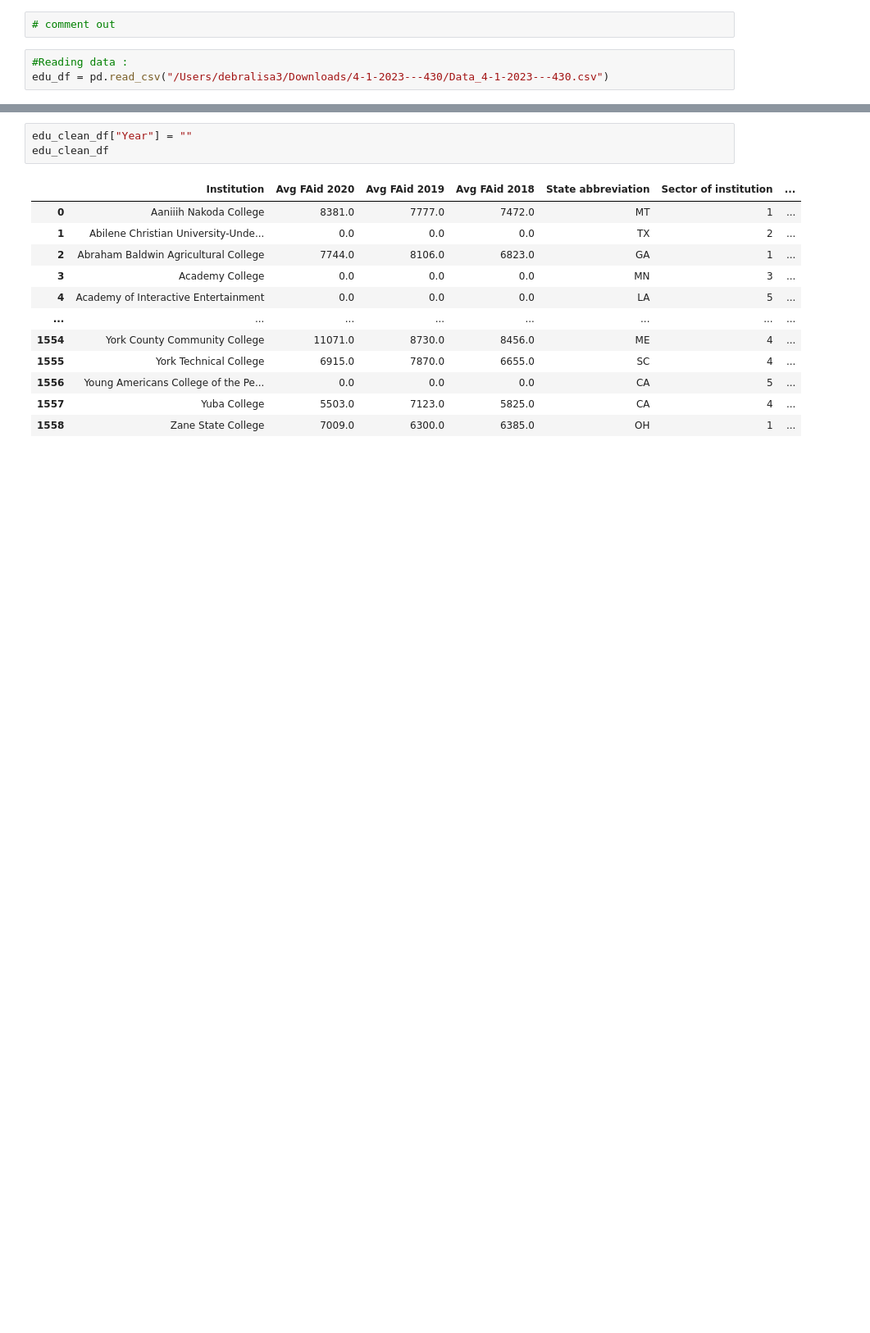
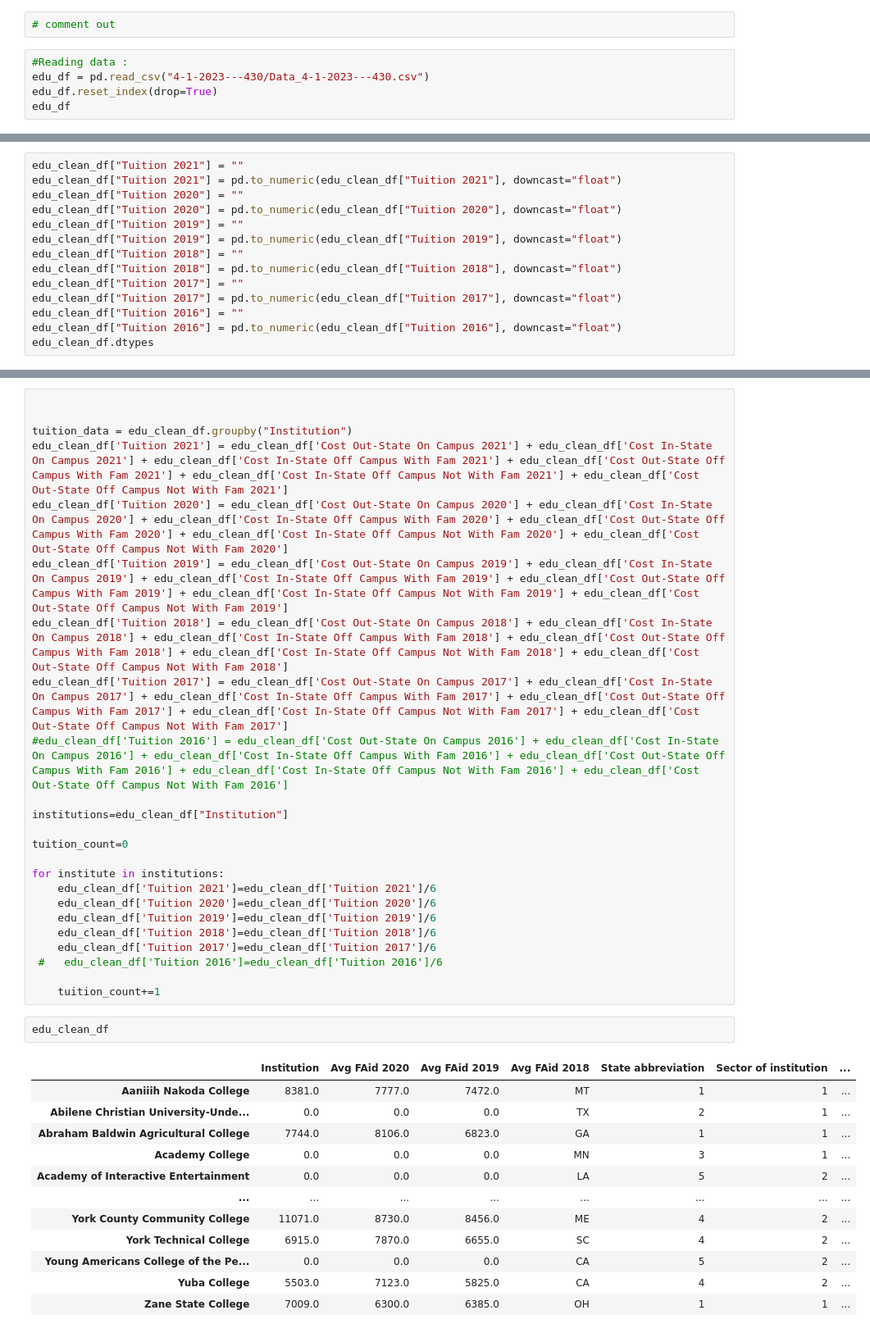
Before and after one commit to anthonybpino/Project-1-Undergrad-Student-Data, a Jupyter notebook: project1dlm.ipynb, the cells around one changed output, grey strips where cells are left out. Shown at 82% size. Saved outputs shown, nothing was run; the diff lists cells and outputs as text; blank space fills up the shorter version.

```diff
--- a/project1dlm.ipynb
+++ b/project1dlm.ipynb
@@ -42,4 +40,6 @@ ModuleNotFoundError: No module named 'seaborn'
 # comment out
 # %%
 #Reading data :
-edu_df = pd.read_csv("/Users/debralisa3/Downloads/4-1-2023---430/Data_4-1-2023---430.csv")
+edu_df = pd.read_csv("4-1-2023---430/Data_4-1-2023---430.csv")
+edu_df.reset_index(drop=True)
+edu_df
@@ -187,0 +211,14 @@ Name: State abbreviation, Length: 1559, dtype: object
+# %%
+edu_clean_df["Tuition 2021"] = ""
+edu_clean_df["Tuition 2021"] = pd.to_numeric(edu_clean_df["Tuition 2021"], downcast="float")
+edu_clean_df["Tuition 2020"] = ""
+edu_clean_df["Tuition 2020"] = pd.to_numeric(edu_clean_df["Tuition 2020"], downcast="float")
+edu_clean_df["Tuition 2019"] = ""
+edu_clean_df["Tuition 2019"] = pd.to_numeric(edu_clean_df["Tuition 2019"], downcast="float")
+edu_clean_df["Tuition 2018"] = ""
+edu_clean_df["Tuition 2018"] = pd.to_numeric(edu_clean_df["Tuition 2018"], downcast="float")
+edu_clean_df["Tuition 2017"] = ""
+edu_clean_df["Tuition 2017"] = pd.to_numeric(edu_clean_df["Tuition 2017"], downcast="float")
+edu_clean_df["Tuition 2016"] = ""
+edu_clean_df["Tuition 2016"] = pd.to_numeric(edu_clean_df["Tuition 2016"], downcast="float")
+edu_clean_df.dtypes
@@ -188,16 +238,39 @@ Name: State abbreviation, Length: 1559, dtype: object
+# %%
+
+
+tuition_data = edu_clean_df.groupby("Institution")
+edu_clean_df['Tuition 2021'] = edu_clean_df['Cost Out-State On Campus 2021'] + edu_clean_df['Cost In-State On Campus 2021'] + edu_clean_df['Cost In-State Off Campus With Fam 2021'] + edu_clean_df['Cost Out-State Off Campus With Fam 2021'] + edu_clean_df['Cost In-State Off Campus Not With Fam 2021'] + edu_clean_df['Cost Out-State Off Campus Not With Fam 2021']
+edu_clean_df['Tuition 2020'] = edu_clean_df['Cost Out-State On Campus 2020'] + edu_clean_df['Cost In-State On Campus 2020'] + edu_clean_df['Cost In-State Off Campus With Fam 2020'] + edu_clean_df['Cost Out-State Off Campus With Fam 2020'] + edu_clean_df['Cost In-State Off Campus Not With Fam 2020'] + edu_clean_df['Cost Out-State Off Campus Not With Fam 2020']
+edu_clean_df['Tuition 2019'] = edu_clean_df['Cost Out-State On Campus 2019'] + edu_clean_df['Cost In-State On Campus 2019'] + edu_clean_df['Cost In-State Off Campus With Fam 2019'] + edu_clean_df['Cost Out-State Off Campus With Fam 2019'] + edu_clean_df['Cost In-State Off Campus Not With Fam 2019'] + edu_clean_df['Cost Out-State Off Campus Not With Fam 2019']
+edu_clean_df['Tuition 2018'] = edu_clean_df['Cost Out-State On Campus 2018'] + edu_clean_df['Cost In-State On Campus 2018'] + edu_clean_df['Cost In-State Off Campus With Fam 2018'] + edu_clean_df['Cost Out-State Off Campus With Fam 2018'] + edu_clean_df['Cost In-State Off Campus Not With Fam 2018'] + edu_clean_df['Cost Out-State Off Campus Not With Fam 2018']
+edu_clean_df['Tuition 2017'] = edu_clean_df['Cost Out-State On Campus 2017'] + edu_clean_df['Cost In-State On Campus 2017'] + edu_clean_df['Cost In-State Off Campus With Fam 2017'] + edu_clean_df['Cost Out-State Off Campus With Fam 2017'] + edu_clean_df['Cost In-State Off Campus Not With Fam 2017'] + edu_clean_df['Cost Out-State Off Campus Not With Fam 2017']
+#edu_clean_df['Tuition 2016'] = edu_clean_df['Cost Out-State On Campus 2016'] + edu_clean_df['Cost In-State On Campus 2016'] + edu_clean_df['Cost In-State Off Campus With Fam 2016'] + edu_clean_df['Cost Out-State Off Campus With Fam 2016'] + edu_clean_df['Cost In-State Off Campus Not With Fam 2016'] + edu_clean_df['Cost Out-State Off Campus Not With Fam 2016']
+
+institutions=edu_clean_df["Institution"]
+
+tuition_count=0
+
+for institute in institutions:
+    edu_clean_df['Tuition 2021']=edu_clean_df['Tuition 2021']/6
+    edu_clean_df['Tuition 2020']=edu_clean_df['Tuition 2020']/6
+    edu_clean_df['Tuition 2019']=edu_clean_df['Tuition 2019']/6
+    edu_clean_df['Tuition 2018']=edu_clean_df['Tuition 2018']/6
+    edu_clean_df['Tuition 2017']=edu_clean_df['Tuition 2017']/6
+ #   edu_clean_df['Tuition 2016']=edu_clean_df['Tuition 2016']/6
+
+    tuition_count+=1
 # %%
-edu_clean_df["Year"] = ""
 edu_clean_df
 # %% [output]
 |  | Institution | Avg FAid 2020 | Avg FAid 2019 | Avg FAid 2018 | State abbreviation | Sector of institution | ... |
-| 0 | Aaniiih Nakoda College | 8381.0 | 7777.0 | 7472.0 | MT | 1 | ... |
-| 1 | Abilene Christian University-Unde... | 0.0 | 0.0 | 0.0 | TX | 2 | ... |
-| 2 | Abraham Baldwin Agricultural College | 7744.0 | 8106.0 | 6823.0 | GA | 1 | ... |
-| 3 | Academy College | 0.0 | 0.0 | 0.0 | MN | 3 | ... |
-| 4 | Academy of Interactive Entertainment | 0.0 | 0.0 | 0.0 | LA | 5 | ... |
+| Aaniiih Nakoda College | 8381.0 | 7777.0 | 7472.0 | MT | 1 | 1 | ... |
+| Abilene Christian University-Unde... | 0.0 | 0.0 | 0.0 | TX | 2 | 1 | ... |
+| Abraham Baldwin Agricultural College | 7744.0 | 8106.0 | 6823.0 | GA | 1 | 1 | ... |
+| Academy College | 0.0 | 0.0 | 0.0 | MN | 3 | 1 | ... |
+| Academy of Interactive Entertainment | 0.0 | 0.0 | 0.0 | LA | 5 | 2 | ... |
 | ... | ... | ... | ... | ... | ... | ... | ... |
-| 1554 | York County Community College | 11071.0 | 8730.0 | 8456.0 | ME | 4 | ... |
-| 1555 | York Technical College | 6915.0 | 7870.0 | 6655.0 | SC | 4 | ... |
-| 1556 | Young Americans College of the Pe... | 0.0 | 0.0 | 0.0 | CA | 5 | ... |
-| 1557 | Yuba College | 5503.0 | 7123.0 | 5825.0 | CA | 4 | ... |
-| 1558 | Zane State College | 7009.0 | 6300.0 | 6385.0 | OH | 1 | ... |
+| York County Community College | 11071.0 | 8730.0 | 8456.0 | ME | 4 | 2 | ... |
+| York Technical College | 6915.0 | 7870.0 | 6655.0 | SC | 4 | 2 | ... |
+| Young Americans College of the Pe... | 0.0 | 0.0 | 0.0 | CA | 5 | 2 | ... |
+| Yuba College | 5503.0 | 7123.0 | 5825.0 | CA | 4 | 2 | ... |
+| Zane State College | 7009.0 | 6300.0 | 6385.0 | OH | 1 | 1 | ... |
```
Also changed, not shown: parts of 10 cells of this notebook.
